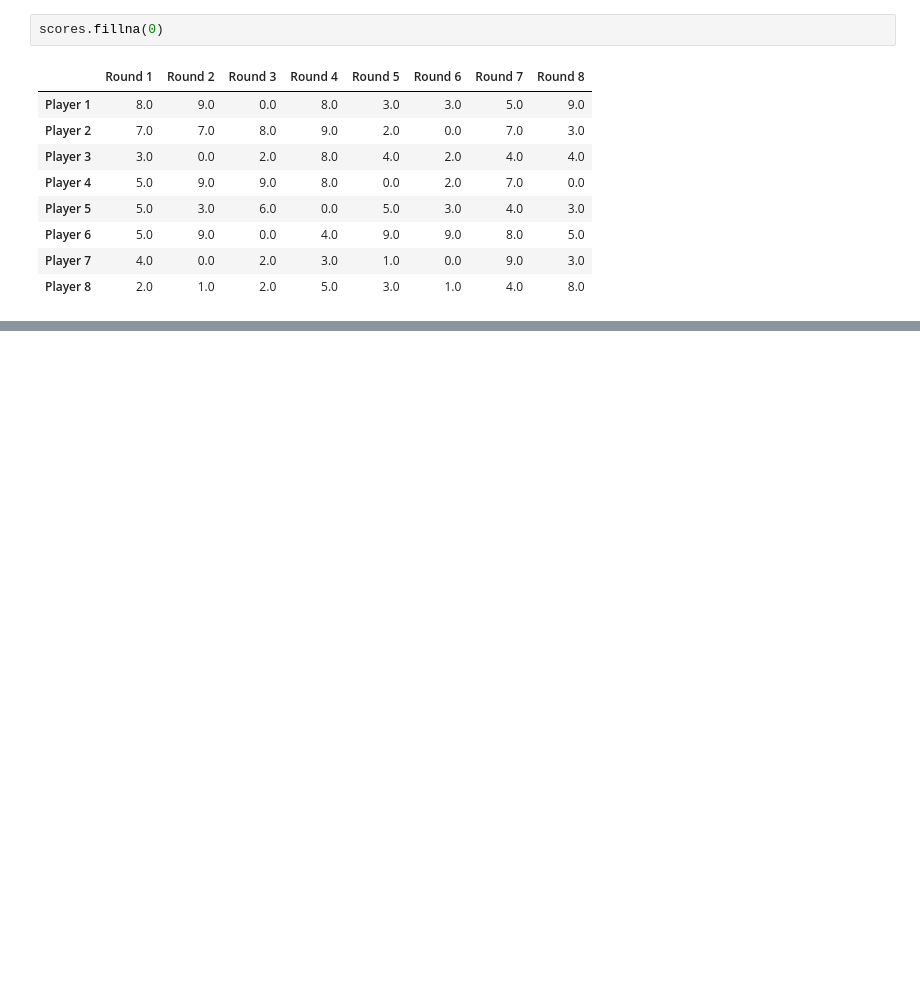
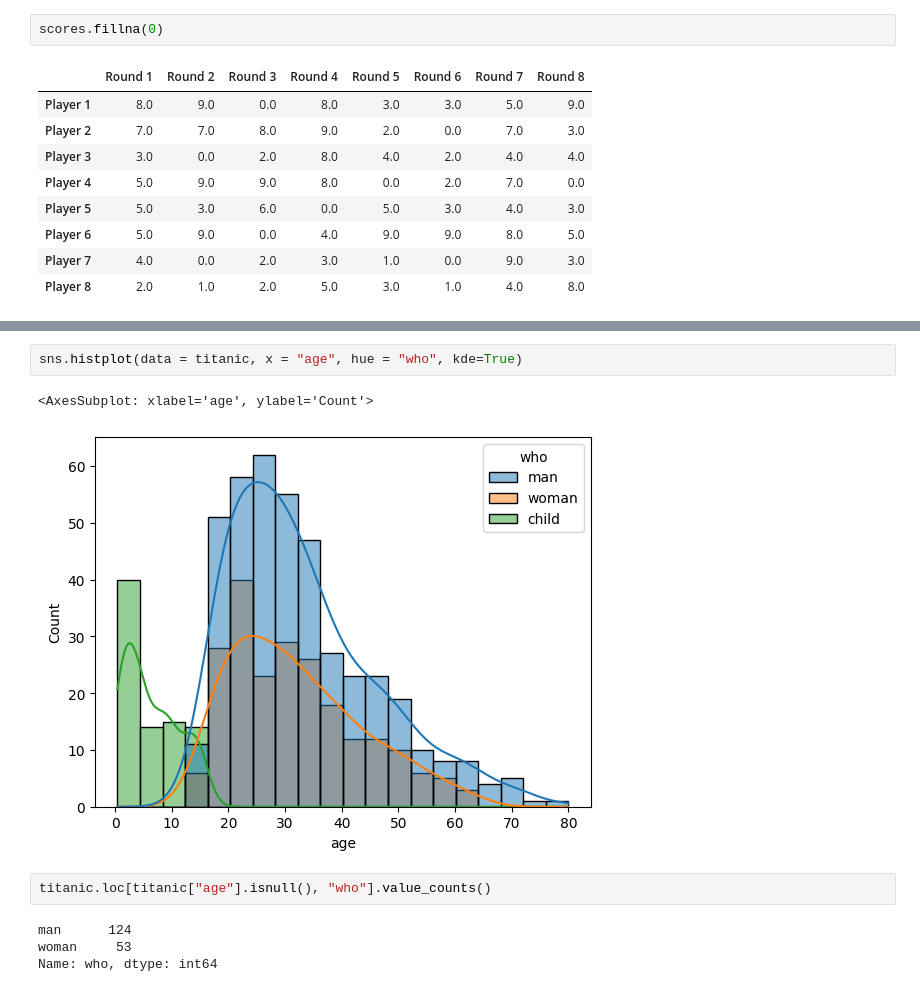
Before and after one commit to Razjoh/Databehandling-Rasmus-Johansson, a Jupyter notebook: Code-alongs/L1_missing_aggregation.ipynb, the cells around one changed output, grey strips where cells are left out. Cells and saved outputs as stored; diff of their text form; blank space fills up the shorter version.

```diff
--- a/Code-alongs/L1_missing_aggregation.ipynb
+++ b/Code-alongs/L1_missing_aggregation.ipynb
@@ -95,0 +177,11 @@ scores.fillna(0)
+# %%
+sns.histplot(data = titanic, x = "age", hue = "who", kde=True)
+# %% [output]
+<AxesSubplot: xlabel='age', ylabel='Count'>
+[figure, added]
+# %%
+titanic.loc[titanic["age"].isnull(), "who"].value_counts()
+# %% [output]
+man      124
+woman     53
+Name: who, dtype: int64
```
Also changed, not shown: parts of 12 cells of this notebook.
